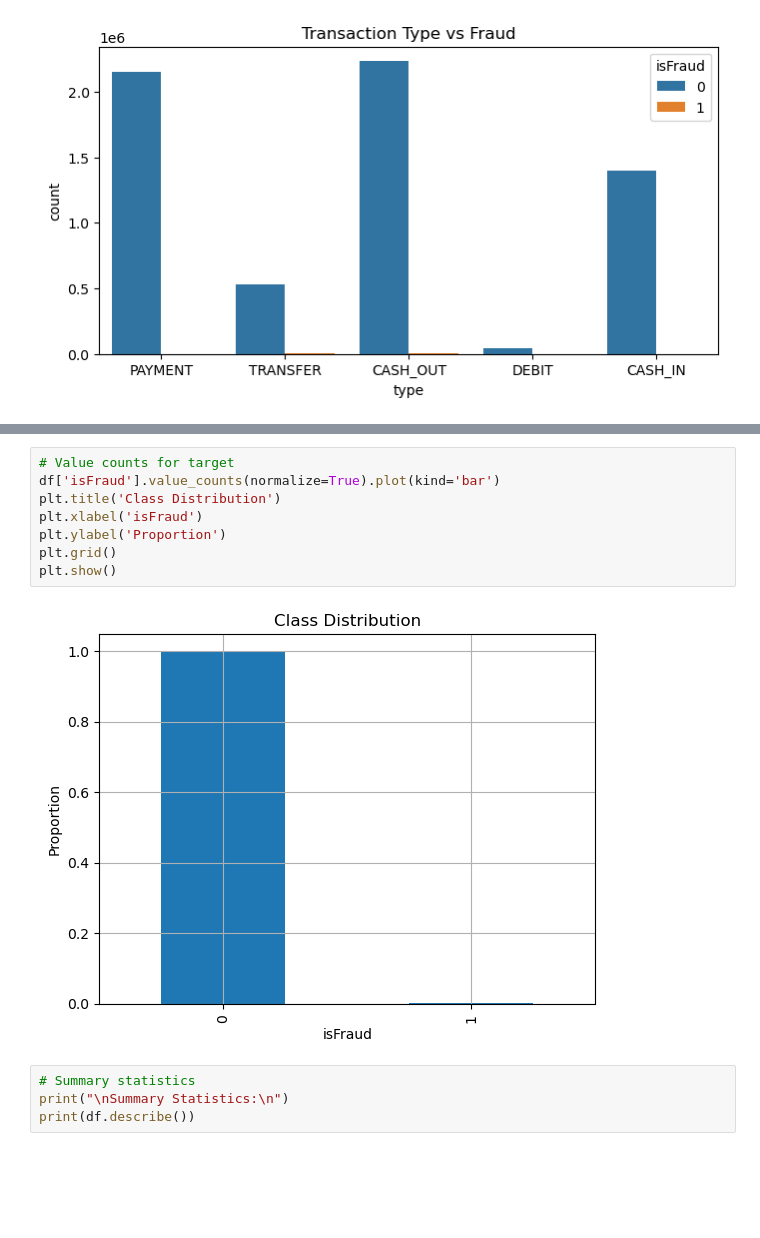
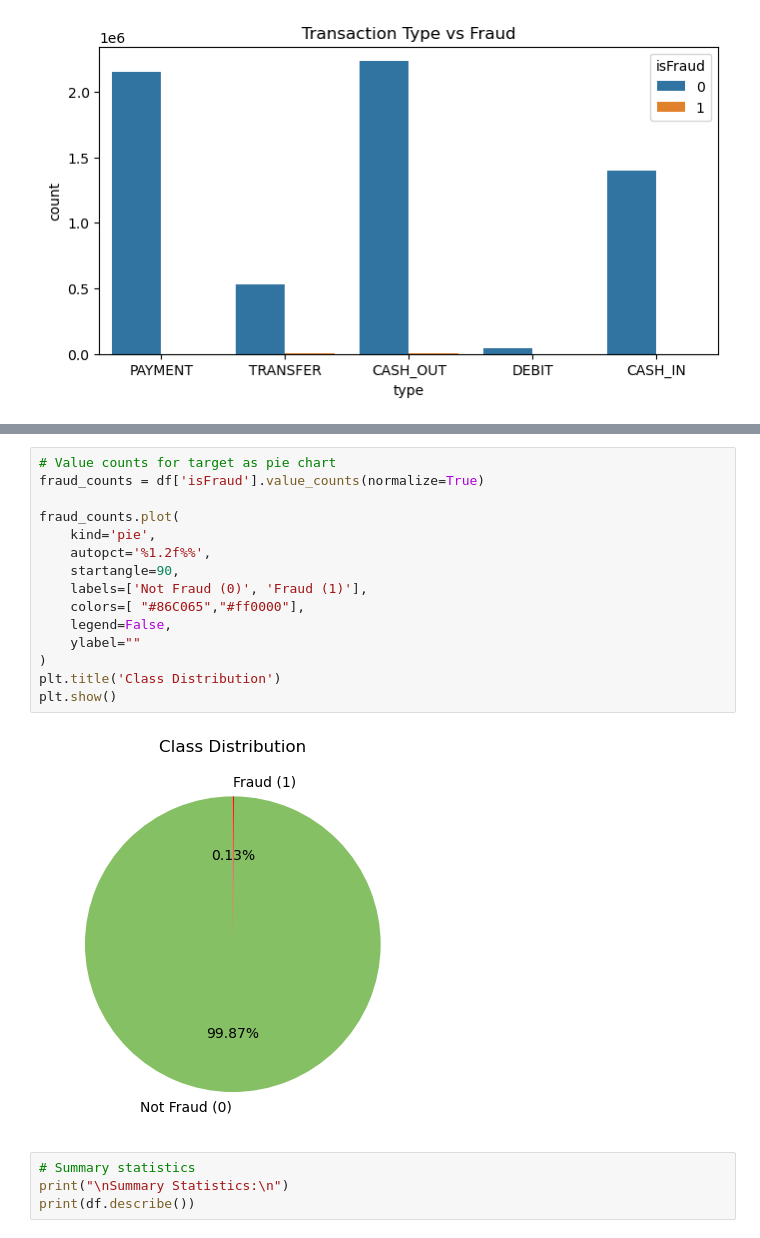
Before and after one commit to metropolisjenensis/Probabilistic-Machine-Learning_lecture-PROJECTS, a Jupyter notebook: projects/26-1CASKXX_fraud_detection/notebooks/01_Data_Exploration_Preprocessing.ipynb, the cells around one changed output, grey strips where cells are left out. Saved outputs shown, nothing was run; the diff lists cells and outputs as text; blank space fills up the shorter version.

```diff
--- a/projects/26-1CASKXX_fraud_detection/notebooks/01_Data_Exploration_Preprocessing.ipynb
+++ b/projects/26-1CASKXX_fraud_detection/notebooks/01_Data_Exploration_Preprocessing.ipynb
@@ -66,13 +85,20 @@ plt.show()
 # %%
-# Value counts for target
-df['isFraud'].value_counts(normalize=True).plot(kind='bar')
+# Value counts for target as pie chart
+fraud_counts = df['isFraud'].value_counts(normalize=True)
+
+fraud_counts.plot(
+    kind='pie',
+    autopct='%1.2f%%',
+    startangle=90,
+    labels=['Not Fraud (0)', 'Fraud (1)'],
+    colors=[ "#86C065","#ff0000"],
+    legend=False,
+    ylabel=""
+)
 plt.title('Class Distribution')
-plt.xlabel('isFraud')
-plt.ylabel('Proportion')
-plt.grid()
 plt.show()
 # %% [output]
-[figure, old version]
+[figure, new version]
 # %%
 # Summary statistics
 print("\nSummary Statistics:\n")
```
Also changed, not shown: parts of 6 cells of this notebook, 5 other files.
